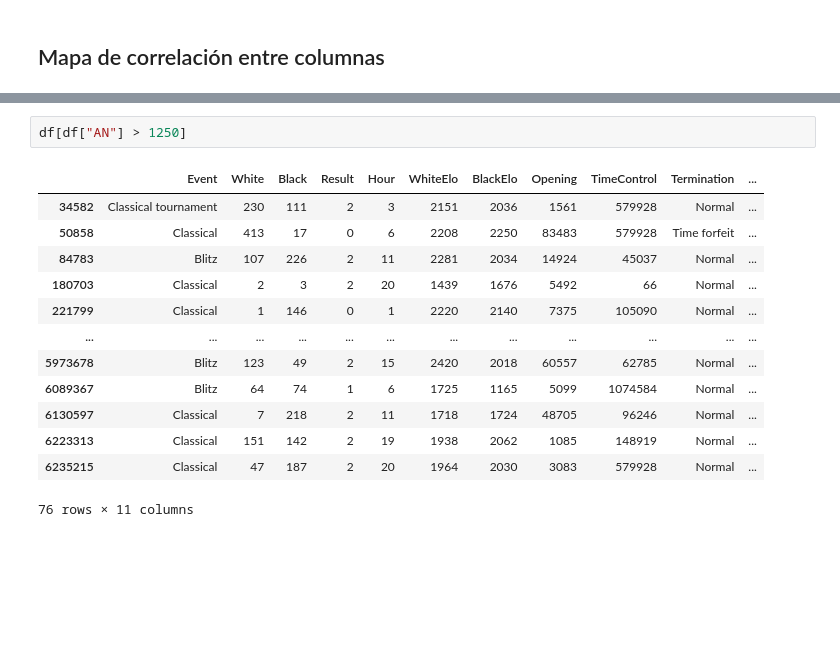
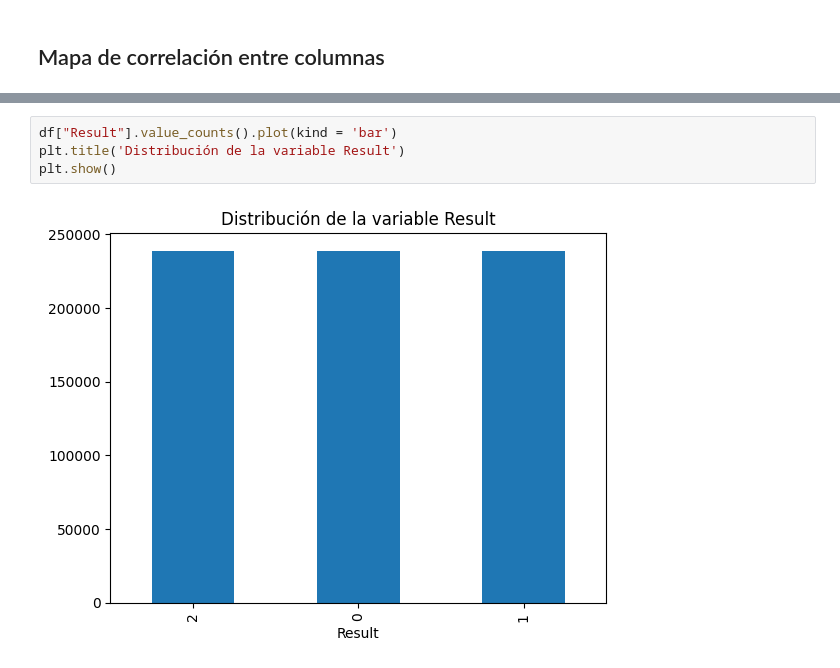
Before and after one commit to frantorres14/Chess-Data-Analysis-Machine-Learning-Algorithms-for-Classification-and-Regression, a Jupyter notebook: notebooks/EDA.ipynb, the cells around one changed output, grey strips where cells are left out. Saved outputs shown, nothing was run; the diff lists cells and outputs as text; blank space fills up the shorter version.

```diff
--- a/notebooks/EDA.ipynb
+++ b/notebooks/EDA.ipynb
@@ -63,16 +68,6 @@ plt.show()
-# %%
-df[df["AN"] > 1250]
-# %% [output]
-|  | Event | White | Black | Result | Hour | WhiteElo | BlackElo | Opening | TimeControl | Termination | ... |
-| 34582 | Classical tournament | 230 | 111 | 2 | 3 | 2151 | 2036 | 1561 | 579928 | Normal | ... |
-| 50858 | Classical | 413 | 17 | 0 | 6 | 2208 | 2250 | 83483 | 579928 | Time forfeit | ... |
-| 84783 | Blitz | 107 | 226 | 2 | 11 | 2281 | 2034 | 14924 | 45037 | Normal | ... |
-| 180703 | Classical | 2 | 3 | 2 | 20 | 1439 | 1676 | 5492 | 66 | Normal | ... |
-| 221799 | Classical | 1 | 146 | 0 | 1 | 2220 | 2140 | 7375 | 105090 | Normal | ... |
-| ... | ... | ... | ... | ... | ... | ... | ... | ... | ... | ... | ... |
-| 5973678 | Blitz | 123 | 49 | 2 | 15 | 2420 | 2018 | 60557 | 62785 | Normal | ... |
-| 6089367 | Blitz | 64 | 74 | 1 | 6 | 1725 | 1165 | 5099 | 1074584 | Normal | ... |
-| 6130597 | Classical | 7 | 218 | 2 | 11 | 1718 | 1724 | 48705 | 96246 | Normal | ... |
-| 6223313 | Classical | 151 | 142 | 2 | 19 | 1938 | 2062 | 1085 | 148919 | Normal | ... |
-| 6235215 | Classical | 47 | 187 | 2 | 20 | 1964 | 2030 | 3083 | 579928 | Normal | ... |
-76 rows × 11 columns
+# %%
+df["Result"].value_counts().plot(kind = 'bar')
+plt.title('Distribución de la variable Result')
+plt.show()
+# %% [output]
+[figure, added]
```
Also changed, not shown: parts of 7 cells of this notebook, 3 other files.
